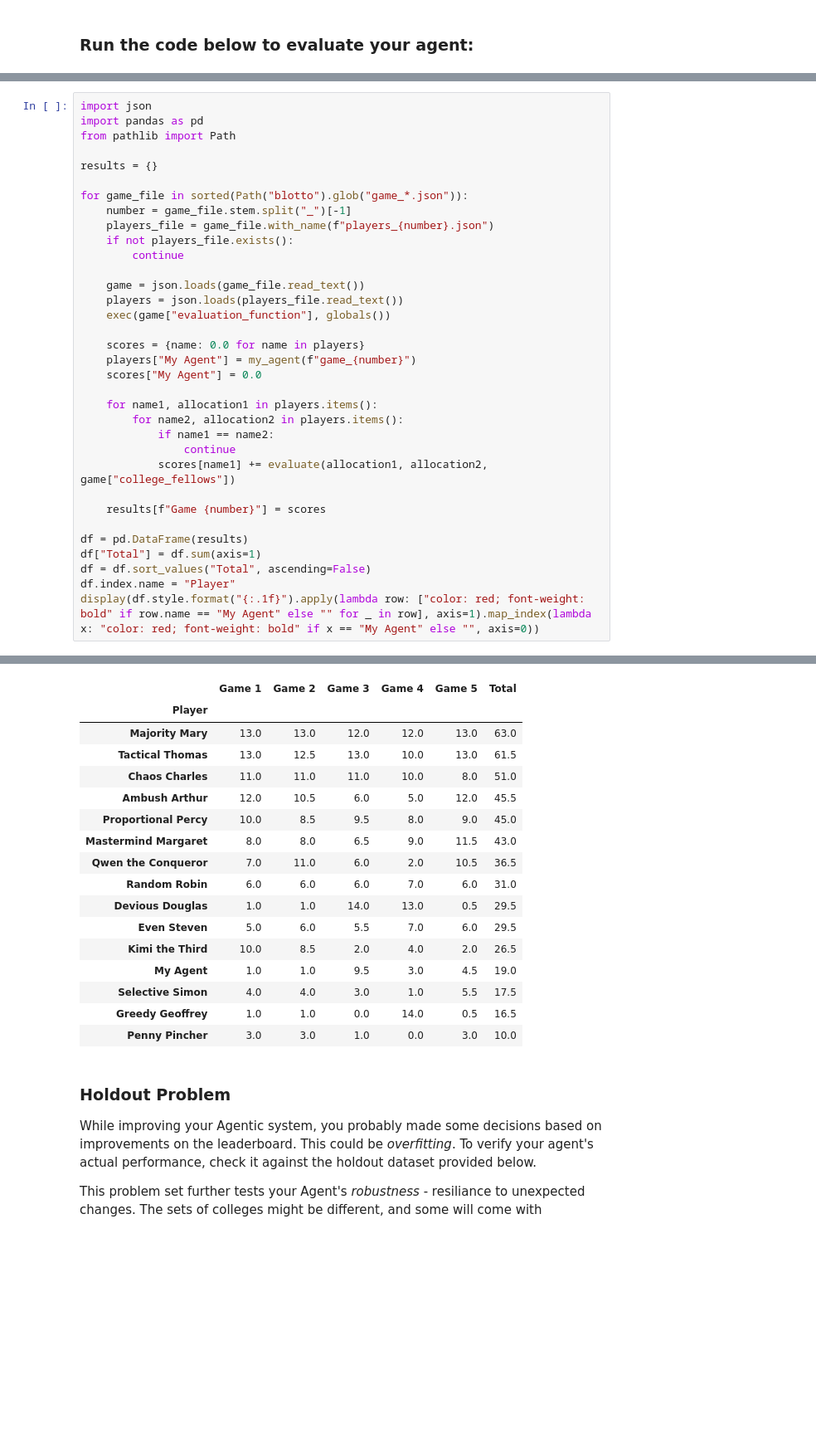
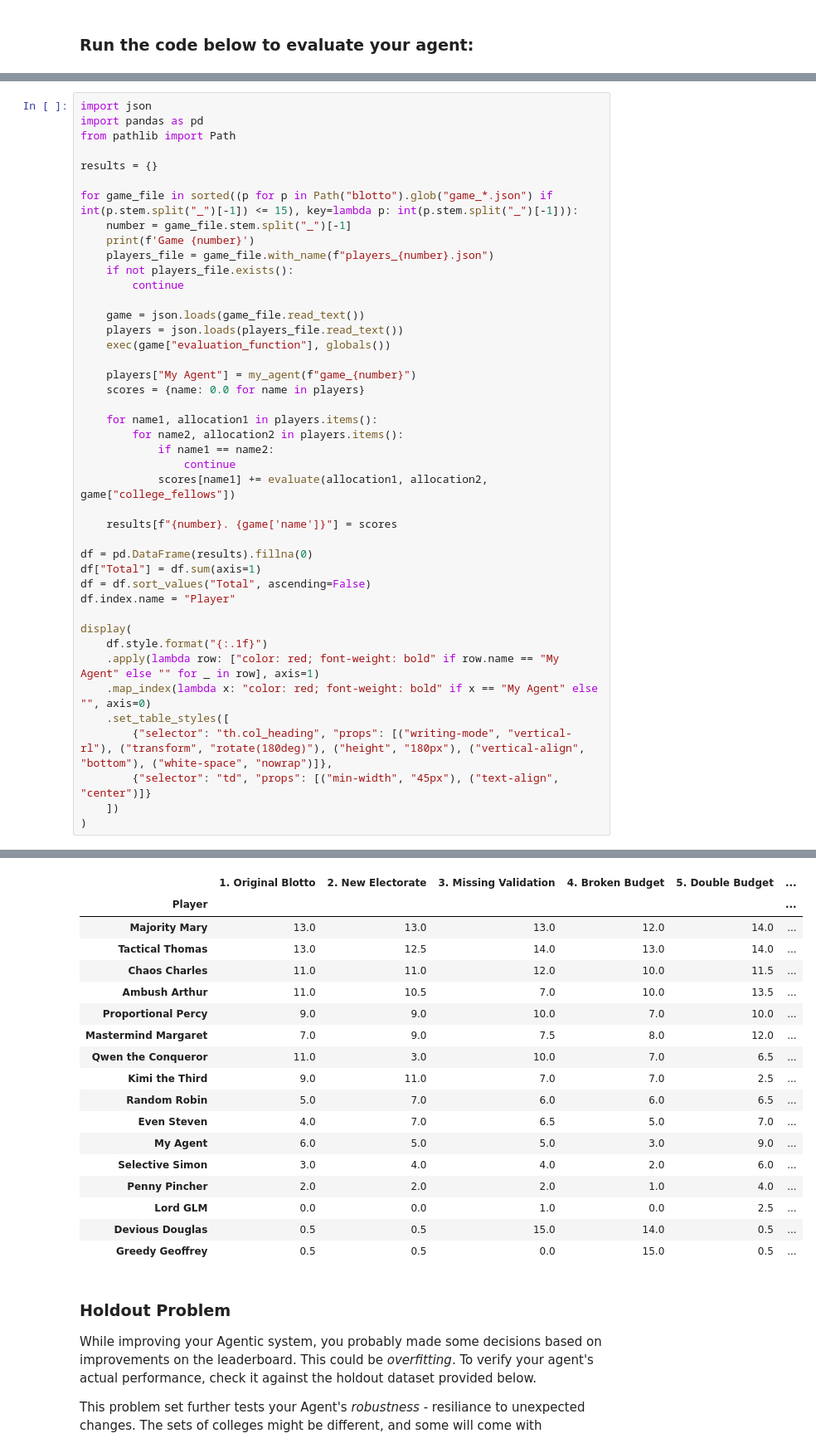
Before and after one commit to acceleratescience/hands-on-agentic-ai, a Jupyter notebook: hackathon/blotto.ipynb, the cells around one changed output, grey strips where cells are left out. Shown at 83% size. Saved outputs shown, nothing was run; the diff lists cells and outputs as text; blank space fills up the shorter version.

```diff
--- a/hackathon/blotto.ipynb
+++ b/hackathon/blotto.ipynb
@@ -144,8 +152,9 @@ from pathlib import Path
 
 results = {}
 
-for game_file in sorted(Path("blotto").glob("game_*.json")):
+for game_file in sorted((p for p in Path("blotto").glob("game_*.json") if int(p.stem.split("_")[-1]) <= 15), key=lambda p: int(p.stem.split("_")[-1])):
     number = game_file.stem.split("_")[-1]
+    print(f'Game {number}')
     players_file = game_file.with_name(f"players_{number}.json")
     if not players_file.exists():
         continue
@@ -154,9 +163,8 @@ for game_file in sorted(Path("blotto").glob("game_*.json")):
     players = json.loads(players_file.read_text())
     exec(game["evaluation_function"], globals())
 
+    players["My Agent"] = my_agent(f"game_{number}")
     scores = {name: 0.0 for name in players}
-    players["My Agent"] = my_agent(f"game_{number}")
-    scores["My Agent"] = 0.0
 
     for name1, allocation1 in players.items():
         for name2, allocation2 in players.items():
@@ -164,11 +172,20 @@ for game_file in sorted(Path("blotto").glob("game_*.json")):
                 continue
             scores[name1] += evaluate(allocation1, allocation2, game["college_fellows"])
 
-    results[f"Game {number}"] = scores
+    results[f"{number}. {game['name']}"] = scores
 
-df = pd.DataFrame(results)
+df = pd.DataFrame(results).fillna(0)
 df["Total"] = df.sum(axis=1)
 df = df.sort_values("Total", ascending=False)
 df.index.name = "Player"
-display(df.style.format("{:.1f}").apply(lambda row: ["color: red; font-weight: bold" if row.name == "My Agent" else "" for _ in row], axis=1).map_index(lambda x: "color: red; font-weight: bold" if x == "My Agent" else "", axis=0))
+
+display(
+    df.style.format("{:.1f}")
+    .apply(lambda row: ["color: red; font-weight: bold" if row.name == "My Agent" else "" for _ in row], axis=1)
+    .map_index(lambda x: "color: red; font-weight: bold" if x == "My Agent" else "", axis=0)
+    .set_table_styles([
+        {"selector": "th.col_heading", "props": [("writing-mode", "vertical-rl"), ("transform", "rotate(180deg)"), ("height", "180px"), ("vertical-align", "bottom"), ("white-space", "nowrap")]},
+        {"selector": "td", "props": [("min-width", "45px"), ("text-align", "center")]}
+    ])
+)
 # %% [output]
@@ -175,20 +208,21 @@ display(df.style.format("{:.1f}").apply(lambda row: ["color: red; font-weight: b
-|  | Game 1 | Game 2 | Game 3 | Game 4 | Game 5 | Total |
-| Player |  |  |  |  |  |  |
-| Majority Mary | 13.0 | 13.0 | 12.0 | 12.0 | 13.0 | 63.0 |
-| Tactical Thomas | 13.0 | 12.5 | 13.0 | 10.0 | 13.0 | 61.5 |
-| Chaos Charles | 11.0 | 11.0 | 11.0 | 10.0 | 8.0 | 51.0 |
-| Ambush Arthur | 12.0 | 10.5 | 6.0 | 5.0 | 12.0 | 45.5 |
-| Proportional Percy | 10.0 | 8.5 | 9.5 | 8.0 | 9.0 | 45.0 |
-| Mastermind Margaret | 8.0 | 8.0 | 6.5 | 9.0 | 11.5 | 43.0 |
-| Qwen the Conqueror | 7.0 | 11.0 | 6.0 | 2.0 | 10.5 | 36.5 |
-| Random Robin | 6.0 | 6.0 | 6.0 | 7.0 | 6.0 | 31.0 |
-| Devious Douglas | 1.0 | 1.0 | 14.0 | 13.0 | 0.5 | 29.5 |
-| Even Steven | 5.0 | 6.0 | 5.5 | 7.0 | 6.0 | 29.5 |
-| Kimi the Third | 10.0 | 8.5 | 2.0 | 4.0 | 2.0 | 26.5 |
-| My Agent | 1.0 | 1.0 | 9.5 | 3.0 | 4.5 | 19.0 |
-| Selective Simon | 4.0 | 4.0 | 3.0 | 1.0 | 5.5 | 17.5 |
-| Greedy Geoffrey | 1.0 | 1.0 | 0.0 | 14.0 | 0.5 | 16.5 |
-| Penny Pincher | 3.0 | 3.0 | 1.0 | 0.0 | 3.0 | 10.0 |
+|  | 1. Original Blotto | 2. New Electorate | 3. Missing Validation | 4. Broken Budget | 5. Double Budget | ... |
+| Player |  |  |  |  |  | ... |
+| Majority Mary | 13.0 | 13.0 | 13.0 | 12.0 | 14.0 | ... |
+| Tactical Thomas | 13.0 | 12.5 | 14.0 | 13.0 | 14.0 | ... |
+| Chaos Charles | 11.0 | 11.0 | 12.0 | 10.0 | 11.5 | ... |
+| Ambush Arthur | 11.0 | 10.5 | 7.0 | 10.0 | 13.5 | ... |
+| Proportional Percy | 9.0 | 9.0 | 10.0 | 7.0 | 10.0 | ... |
+| Mastermind Margaret | 7.0 | 9.0 | 7.5 | 8.0 | 12.0 | ... |
+| Qwen the Conqueror | 11.0 | 3.0 | 10.0 | 7.0 | 6.5 | ... |
+| Kimi the Third | 9.0 | 11.0 | 7.0 | 7.0 | 2.5 | ... |
+| Random Robin | 5.0 | 7.0 | 6.0 | 6.0 | 6.5 | ... |
+| Even Steven | 4.0 | 7.0 | 6.5 | 5.0 | 7.0 | ... |
+| My Agent | 6.0 | 5.0 | 5.0 | 3.0 | 9.0 | ... |
+| Selective Simon | 3.0 | 4.0 | 4.0 | 2.0 | 6.0 | ... |
+| Penny Pincher | 2.0 | 2.0 | 2.0 | 1.0 | 4.0 | ... |
+| Lord GLM | 0.0 | 0.0 | 1.0 | 0.0 | 2.5 | ... |
+| Devious Douglas | 0.5 | 0.5 | 15.0 | 14.0 | 0.5 | ... |
+| Greedy Geoffrey | 0.5 | 0.5 | 0.0 | 15.0 | 0.5 | ... |
 # %% [markdown]
 ### Holdout Problem
 
```
Also changed, not shown: parts of 8 cells of this notebook, 1 other file.
